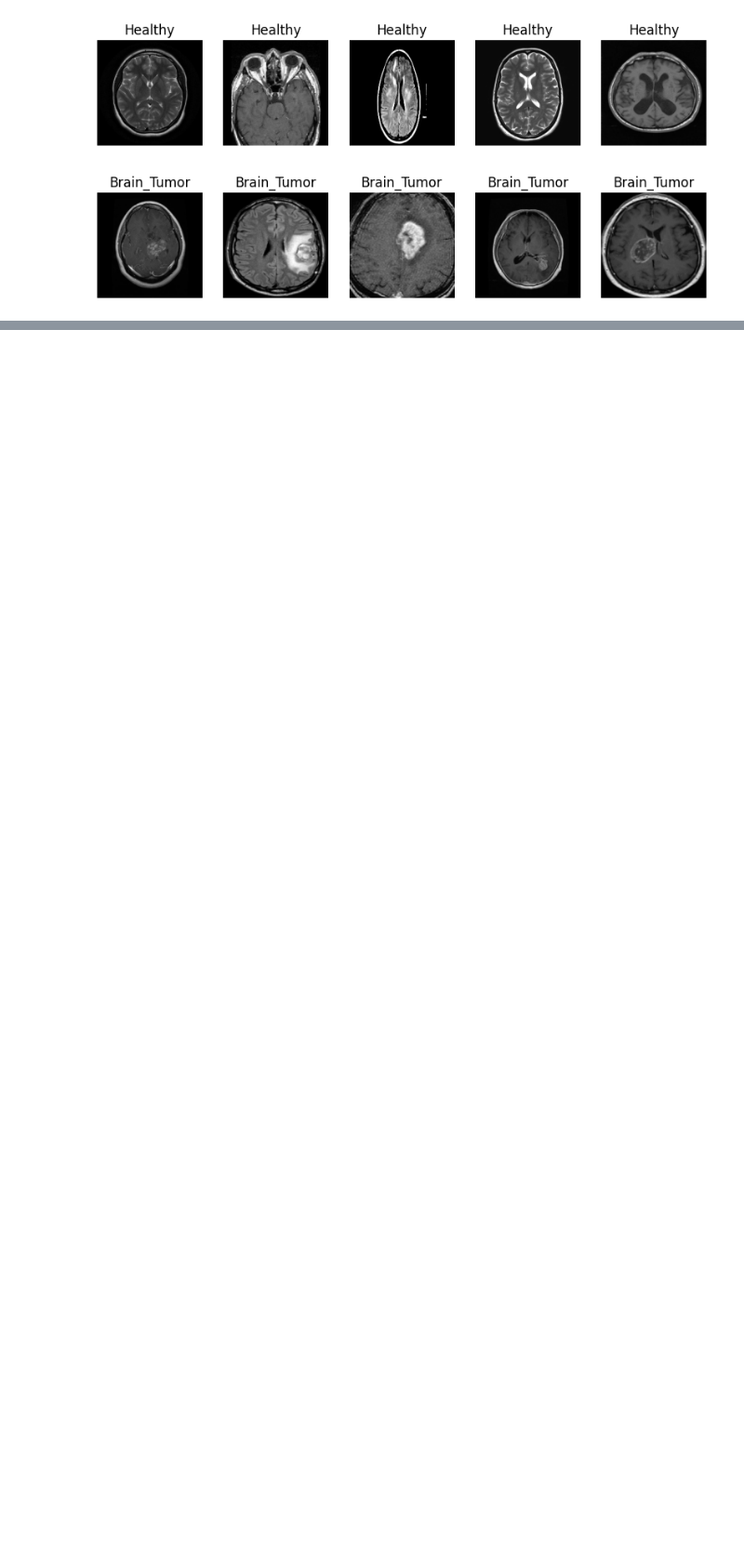
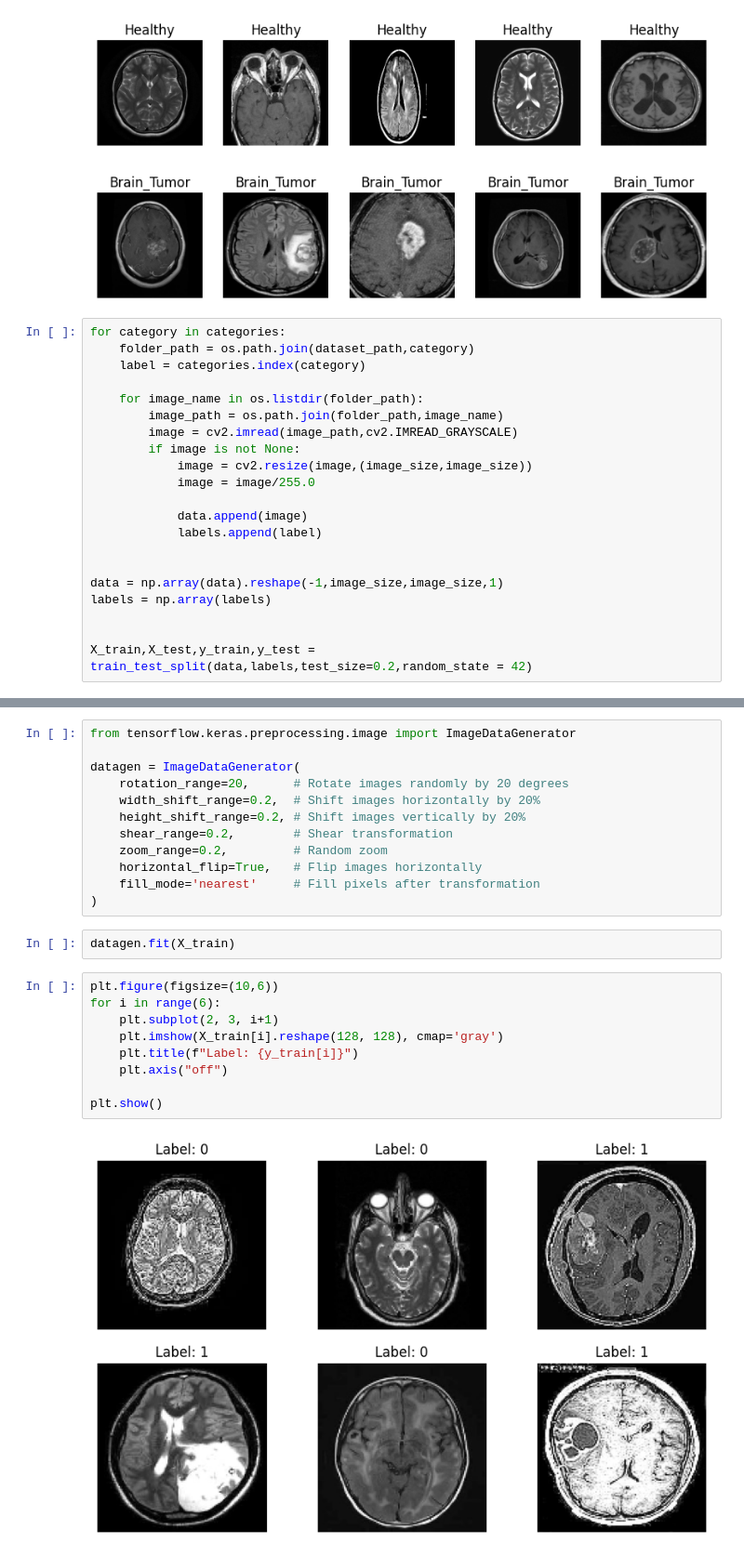
Before and after one commit to Priyanshu98156/BrainTumourPrediction, a Jupyter notebook: BrainTumorPrediction.ipynb, the cells around one changed output, grey strips where cells are left out. Shown at 93% size. Cells and saved outputs as stored; diff of their text form; blank space fills up the shorter version.

```diff
--- a/BrainTumorPrediction.ipynb
+++ b/BrainTumorPrediction.ipynb
@@ -26,3 +42,24 @@ for category in categories:
 # %% [output]
 [figure]
 [figure]
+# %%
+for category in categories:
+    folder_path = os.path.join(dataset_path,category)
+    label = categories.index(category)
+
+    for image_name in os.listdir(folder_path):
+        image_path = os.path.join(folder_path,image_name)
+        image = cv2.imread(image_path,cv2.IMREAD_GRAYSCALE)
+        if image is not None:
+            image = cv2.resize(image,(image_size,image_size))
+            image = image/255.0
+
+            data.append(image)
+            labels.append(label)
+
+
+data = np.array(data).reshape(-1,image_size,image_size,1)
+labels = np.array(labels)
+
+
+X_train,X_test,y_train,y_test = train_test_split(data,labels,test_size=0.2,random_state = 42)
@@ -28,0 +76,25 @@ for category in categories:
+# %%
+from tensorflow.keras.preprocessing.image import ImageDataGenerator
+
+datagen = ImageDataGenerator(
+    rotation_range=20,      # Rotate images randomly by 20 degrees
+    width_shift_range=0.2,  # Shift images horizontally by 20%
+    height_shift_range=0.2, # Shift images vertically by 20%
+    shear_range=0.2,        # Shear transformation
+    zoom_range=0.2,         # Random zoom
+    horizontal_flip=True,   # Flip images horizontally
+    fill_mode='nearest'     # Fill pixels after transformation
+)
+# %%
+datagen.fit(X_train)
+# %%
+plt.figure(figsize=(10,6))
+for i in range(6):
+    plt.subplot(2, 3, i+1)
+    plt.imshow(X_train[i].reshape(128, 128), cmap='gray')
+    plt.title(f"Label: {y_train[i]}")
+    plt.axis("off")
+
+plt.show()
+# %% [output]
+[figure, added]
```
Also changed, not shown: parts of 9 cells of this notebook.
